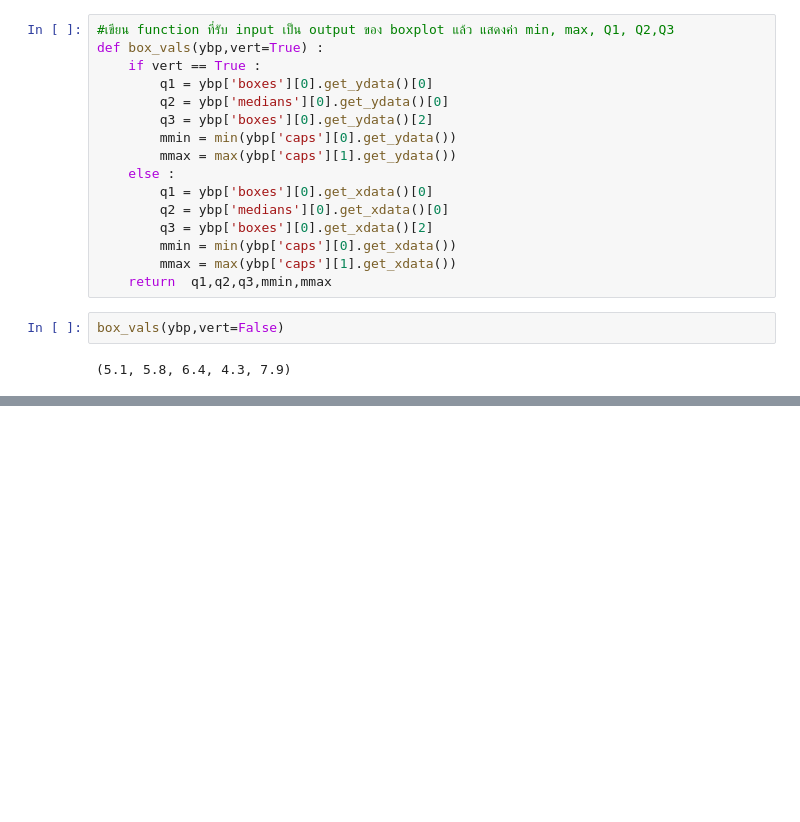
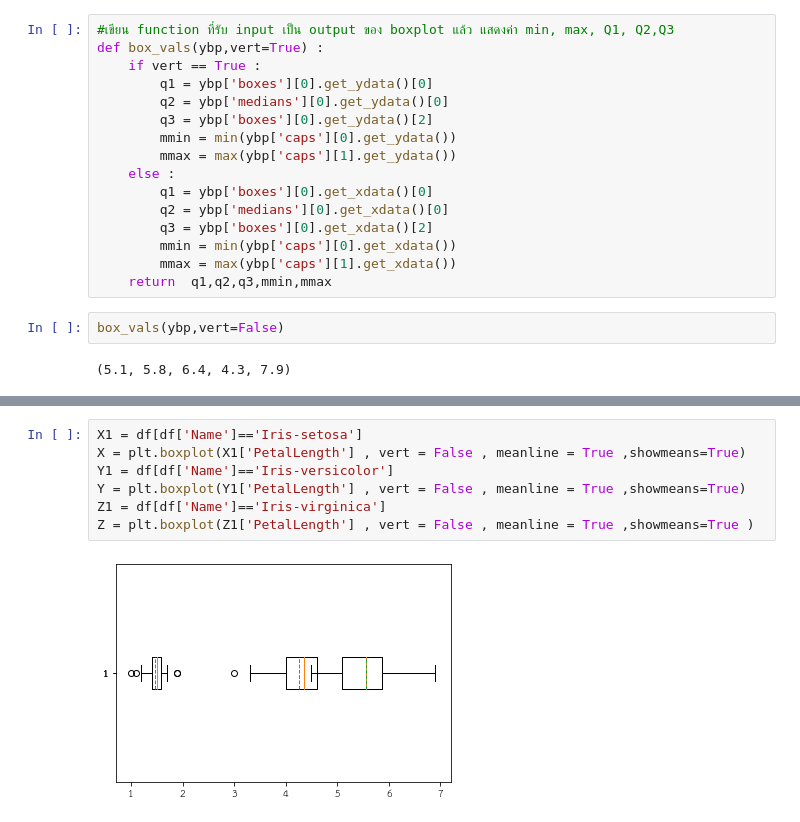
Before and after one commit to 6230204513/data_viz_2022, a Jupyter notebook: DataViz02_Data_Distribution.ipynb, the cells around one changed output, grey strips where cells are left out. Drawn from its saved outputs; the diff is of its cells as text; blank space fills up the shorter version.

```diff
--- a/DataViz02_Data_Distribution.ipynb
+++ b/DataViz02_Data_Distribution.ipynb
@@ -366,0 +376,9 @@ KeyError: ignored
+# %%
+X1 = df[df['Name']=='Iris-setosa']
+X = plt.boxplot(X1['PetalLength'] , vert = False , meanline = True ,showmeans=True)
+Y1 = df[df['Name']=='Iris-versicolor']
+Y = plt.boxplot(Y1['PetalLength'] , vert = False , meanline = True ,showmeans=True)
+Z1 = df[df['Name']=='Iris-virginica']
+Z = plt.boxplot(Z1['PetalLength'] , vert = False , meanline = True ,showmeans=True )
+# %% [output]
+[figure, added]
```
Also changed, not shown: parts of 5 cells of this notebook.
